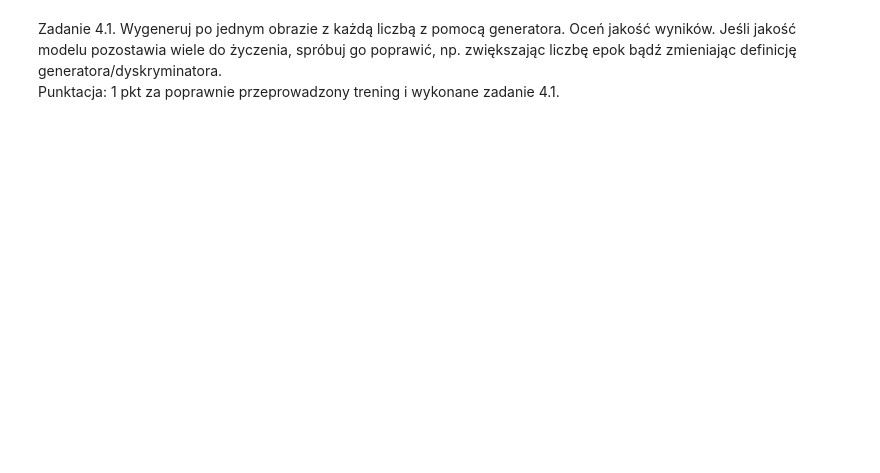
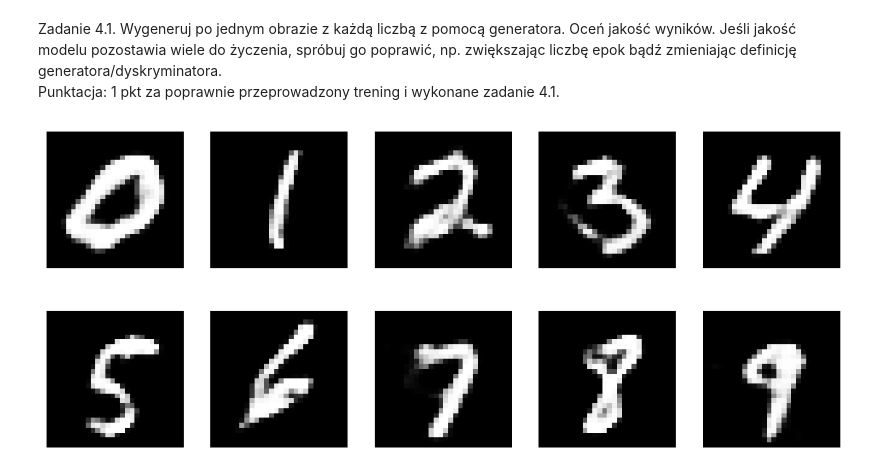
Before and after one commit to mwardynski/machine-learning, a Jupyter notebook: lab6/gnns.ipynb, the cells around one changed output. Cells and saved outputs as stored; diff of their text form; code cells hidden in the pictures; blank space fills up the shorter version.

```diff
--- a/lab6/gnns.ipynb
+++ b/lab6/gnns.ipynb
@@ -1143,3 +1129,20 @@ embed.embed_file(anim_file)
 # %% [markdown]
 Zadanie 4.1. Wygeneruj po jednym obrazie z każdą liczbą z pomocą generatora. Oceń jakość wyników. Jeśli jakość modelu pozostawia wiele do życzenia, spróbuj go poprawić, np. zwiększając liczbę epok bądź zmieniając definicję generatora/dyskryminatora.
 Punktacja: 1 pkt za poprawnie przeprowadzony trening i wykonane zadanie 4.1.
+# %%
+fig = plt.figure(figsize=(12, 5))
+for i in range(10):
+    init_label = np.zeros(10)
+    init_label[i] = 1
+    num_label = tf.constant(init_label.reshape(1, -1))
+
+    noise = tf.random.normal([1, latent_dim])
+
+    generated_image = generator([noise, num_label], training=False)
+    plt.subplot(2, 5, i + 1)
+    plt.imshow(generated_image[0, :, :, 0], cmap='gray')
+    plt.axis('off')
+
+plt.show()
+# %% [output]
+[figure, added]
```
Also changed, not shown: parts of 9 cells of this notebook, 2 other files.
